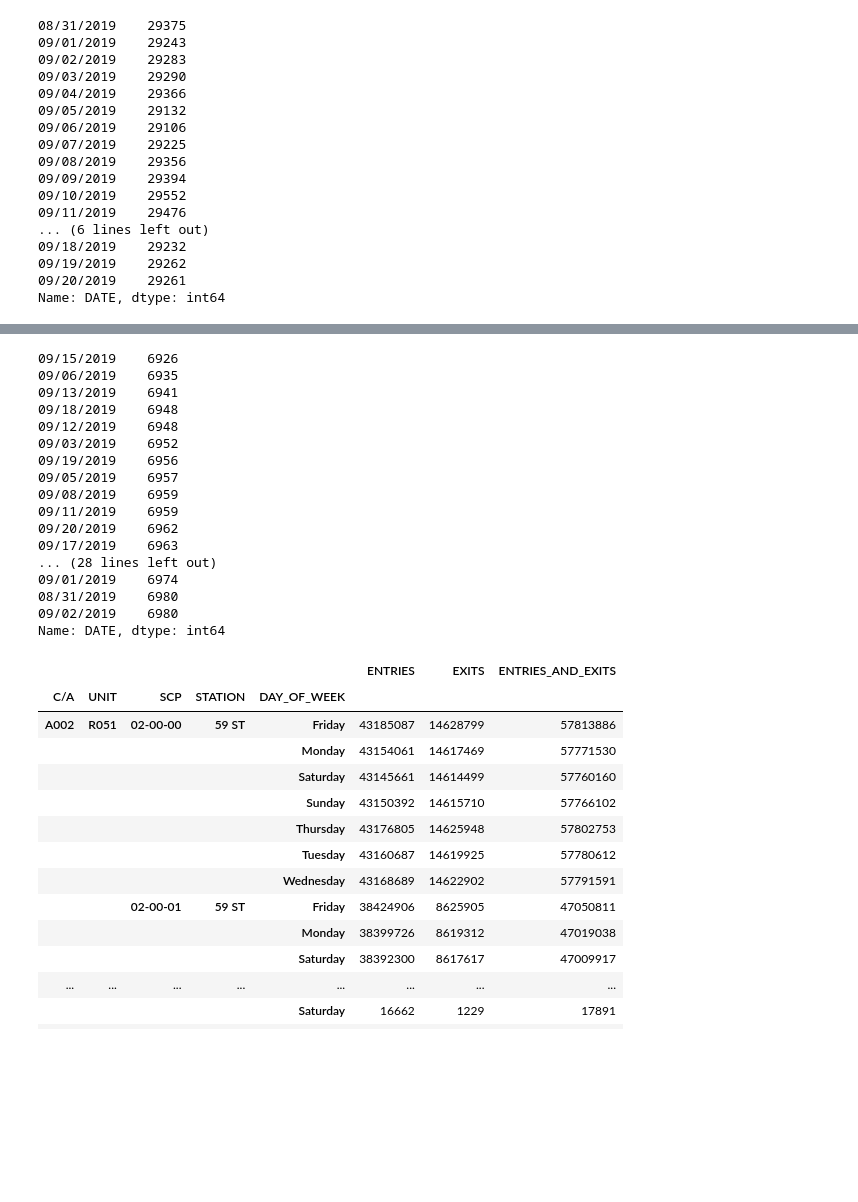
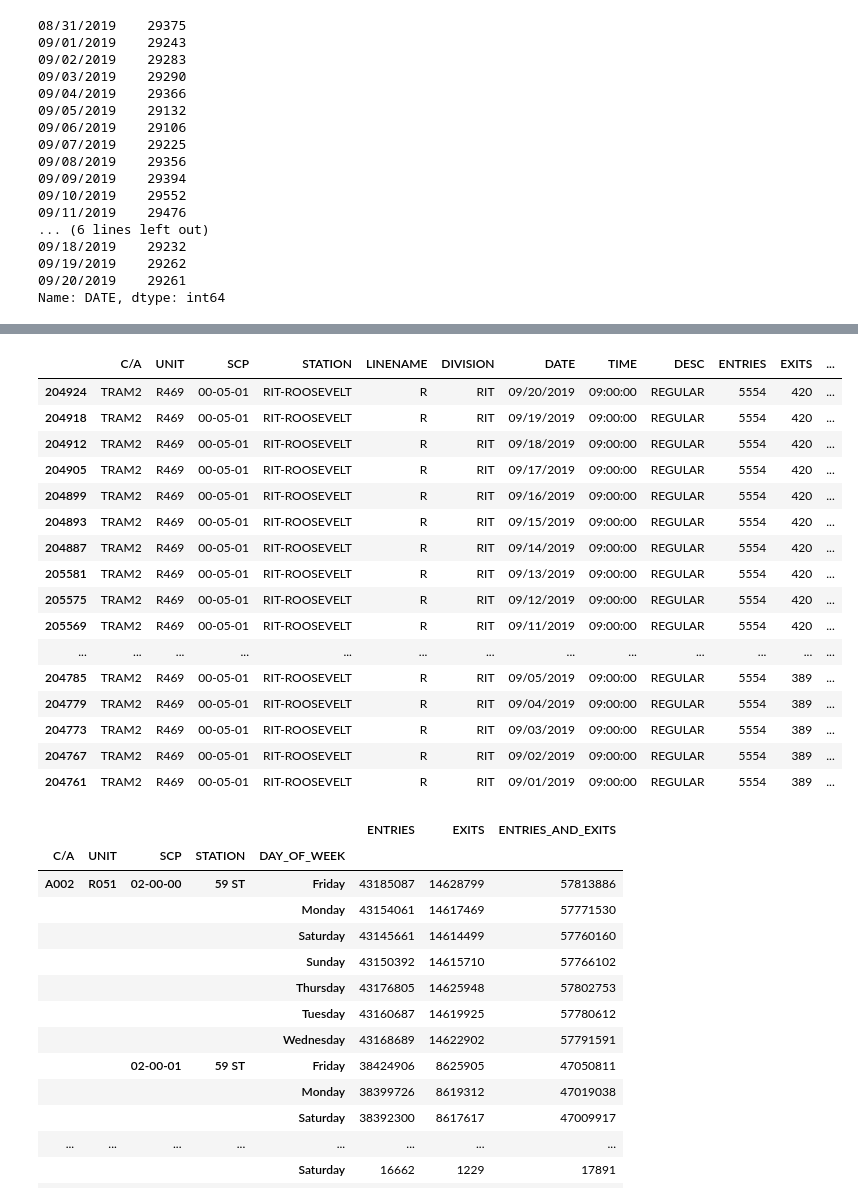
Before and after one commit to thomkav/nyc19_ds21_foottraffic_team2, a Jupyter notebook: notebooks/merge_station_and_turnstile_data.ipynb, the cells around one changed output, grey strips where cells are left out. Drawn from its saved outputs; the diff is of its cells as text; code cells hidden in the pictures; blank space fills up the shorter version.

```diff
--- a/notebooks/merge_station_and_turnstile_data.ipynb
+++ b/notebooks/merge_station_and_turnstile_data.ipynb
@@ -216,29 +221,47 @@ Name: MINUTE, dtype: int64
 # %%
 breakfast_df = turnstiles_df[breakfast_mask]
 lunch_df = turnstiles_df[lunch_mask]
 dinner_df = turnstiles_df[dinner_mask]
 
+morning_df = turnstiles_df[morning_mask]
+afternoon_df = turnstiles_df[afternoon_mask]
+
 # Print how many breakfast records we have for each day
-print(breakfast_df.DATE.value_counts(ascending=True))
-# print(lunch_df.DATE.value_counts(ascending=True))
+# print(breakfast_df.DATE.value_counts(ascending=True))
+# print(lunch_df.STATION.value_counts(ascending=True))
+
+# breakfast_df.head(20)
+# breakfast_df.tail(20)
+
+# turnstiles_breakfast = (breakfast_df
+#                         .groupby(["C/A", "UNIT", "SCP", "STATION", "DATE"],as_index=False)
+#                         .ENTRIES.first())
+
+breakfast_df.head(20)
+
+# turnstiles_breakfast.head()
+
+# turnstiles_breakfast[["PREV_DATE", "PREV_ENTRIES"]] = (turnstiles_daily
+#                                                        .groupby(["C/A", "UNIT", "SCP", "STATION"])["DATE", "ENTRIES"]
+#                                                        .apply(lambda grp: grp.shift(1)))
 # %% [output]
-09/15/2019    6926
-09/06/2019    6935
-09/13/2019    6941
-09/18/2019    6948
-09/12/2019    6948
-09/03/2019    6952
-09/19/2019    6956
-09/05/2019    6957
-09/08/2019    6959
-09/11/2019    6959
-09/20/2019    6962
-09/17/2019    6963
-... (28 lines left out)
-09/01/2019    6974
-08/31/2019    6980
-09/02/2019    6980
-Name: DATE, dtype: int64
+|  | C/A | UNIT | SCP | STATION | LINENAME | DIVISION | DATE | TIME | DESC | ENTRIES | EXITS | ... |
+| 204924 | TRAM2 | R469 | 00-05-01 | RIT-ROOSEVELT | R | RIT | 09/20/2019 | 09:00:00 | REGULAR | 5554 | 420 | ... |
+| 204918 | TRAM2 | R469 | 00-05-01 | RIT-ROOSEVELT | R | RIT | 09/19/2019 | 09:00:00 | REGULAR | 5554 | 420 | ... |
+| 204912 | TRAM2 | R469 | 00-05-01 | RIT-ROOSEVELT | R | RIT | 09/18/2019 | 09:00:00 | REGULAR | 5554 | 420 | ... |
+| 204905 | TRAM2 | R469 | 00-05-01 | RIT-ROOSEVELT | R | RIT | 09/17/2019 | 09:00:00 | REGULAR | 5554 | 420 | ... |
+| 204899 | TRAM2 | R469 | 00-05-01 | RIT-ROOSEVELT | R | RIT | 09/16/2019 | 09:00:00 | REGULAR | 5554 | 420 | ... |
+| 204893 | TRAM2 | R469 | 00-05-01 | RIT-ROOSEVELT | R | RIT | 09/15/2019 | 09:00:00 | REGULAR | 5554 | 420 | ... |
+| 204887 | TRAM2 | R469 | 00-05-01 | RIT-ROOSEVELT | R | RIT | 09/14/2019 | 09:00:00 | REGULAR | 5554 | 420 | ... |
+| 205581 | TRAM2 | R469 | 00-05-01 | RIT-ROOSEVELT | R | RIT | 09/13/2019 | 09:00:00 | REGULAR | 5554 | 420 | ... |
+| 205575 | TRAM2 | R469 | 00-05-01 | RIT-ROOSEVELT | R | RIT | 09/12/2019 | 09:00:00 | REGULAR | 5554 | 420 | ... |
+| 205569 | TRAM2 | R469 | 00-05-01 | RIT-ROOSEVELT | R | RIT | 09/11/2019 | 09:00:00 | REGULAR | 5554 | 420 | ... |
+| ... | ... | ... | ... | ... | ... | ... | ... | ... | ... | ... | ... | ... |
+| 204785 | TRAM2 | R469 | 00-05-01 | RIT-ROOSEVELT | R | RIT | 09/05/2019 | 09:00:00 | REGULAR | 5554 | 389 | ... |
+| 204779 | TRAM2 | R469 | 00-05-01 | RIT-ROOSEVELT | R | RIT | 09/04/2019 | 09:00:00 | REGULAR | 5554 | 389 | ... |
+| 204773 | TRAM2 | R469 | 00-05-01 | RIT-ROOSEVELT | R | RIT | 09/03/2019 | 09:00:00 | REGULAR | 5554 | 389 | ... |
+| 204767 | TRAM2 | R469 | 00-05-01 | RIT-ROOSEVELT | R | RIT | 09/02/2019 | 09:00:00 | REGULAR | 5554 | 389 | ... |
+| 204761 | TRAM2 | R469 | 00-05-01 | RIT-ROOSEVELT | R | RIT | 09/01/2019 | 09:00:00 | REGULAR | 5554 | 389 | ... |
 # %%
 breakfast_df.groupby(["C/A", "UNIT", "SCP", "STATION", "DAY_OF_WEEK"])['ENTRIES', 'EXITS', 'ENTRIES_AND_EXITS'].sum()
 # %% [output]
```
Also changed, not shown: parts of 3 cells of this notebook.
